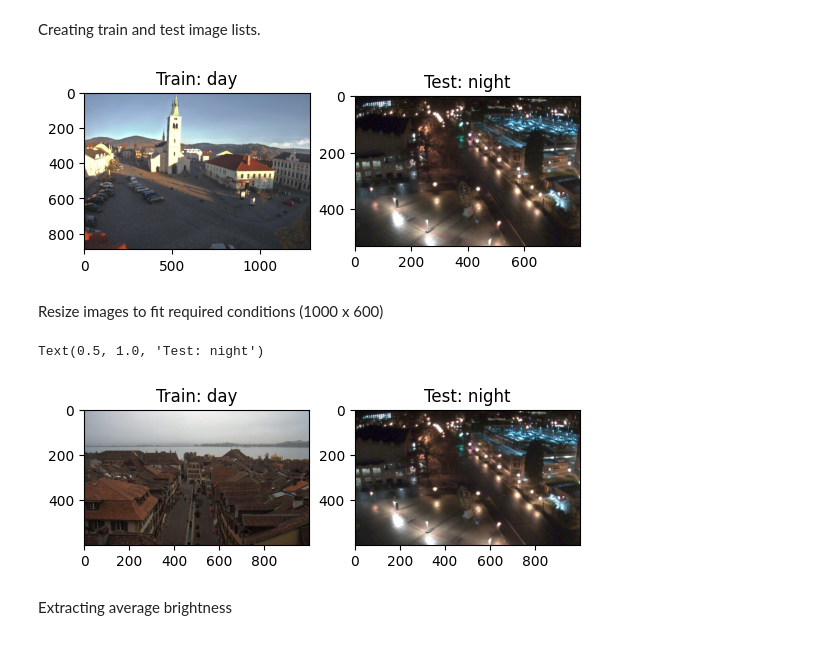
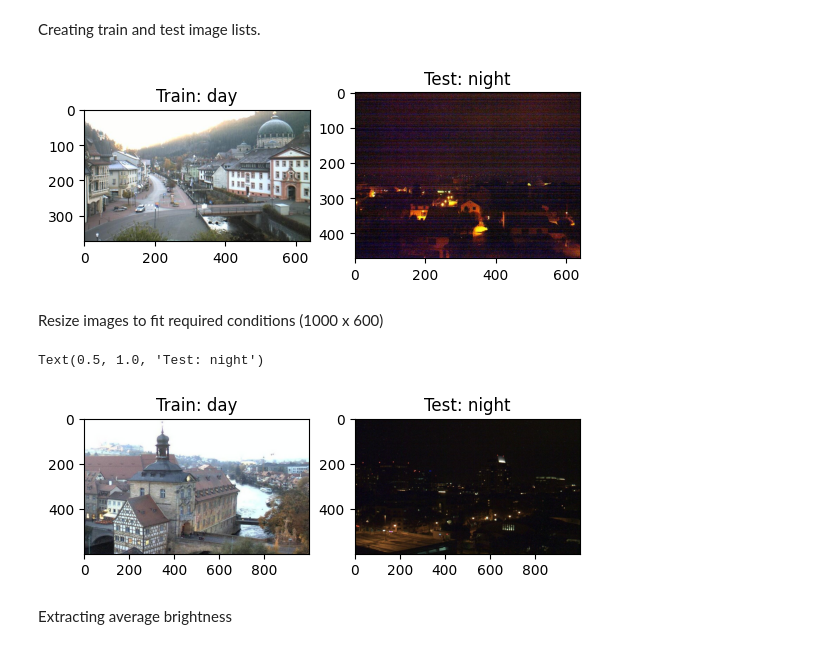
Before and after one commit to victorgso001/ds-challenge, a Jupyter notebook: challenge-3/scene-classificator.ipynb, the cells around one changed output. Saved outputs shown, nothing was run; the diff lists cells and outputs as text; code cells hidden in the pictures.

```diff
--- a/challenge-3/scene-classificator.ipynb
+++ b/challenge-3/scene-classificator.ipynb
@@ -41,7 +41,7 @@ def load_dataset(dataset_type):
 
 
     for scene_type in scene_types:
-        for image in glob.glob(os.path.join(root_folder, "training", scene_type, '*')):
+        for image in glob.glob(os.path.join(root_folder, dataset_type, scene_type, '*')):
             im = cv2.imread(image)
             im = cv2.cvtColor(im, cv2.COLOR_BGR2RGB)
 
@@ -57,14 +57,14 @@ test_dataset = load_dataset('test')
 # %%
 _, axis = plt.subplots(1, 2)
 axis[0].imshow(train_dataset[0][0])
 img_title = "Train: {}".format(train_dataset[0][1])
 axis[0].set_title(img_title)
-axis[1].imshow(test_dataset[200][0])
-img_title = "Test: {}".format(test_dataset[200][1])
+axis[1].imshow(test_dataset[150][0])
+img_title = "Test: {}".format(test_dataset[150][1])
 axis[1].set_title(img_title)
 plt.show()
 # %% [output]
-[figure, old version]
+[figure, new version]
 # %% [markdown]
 Resize images to fit required conditions (1000 x 600)
 # %%
@@ -81,14 +81,14 @@ resized_test_dataset = dataset_resize(test_dataset)
 # %%
 _, axis = plt.subplots(1, 2)
 axis[0].imshow(resized_train_dataset[2][0])
-img_title = "Train: {}".format(resized_train_dataset[2][1])
+img_title = f"Train: {resized_train_dataset[2][1]}"
 axis[0].set_title(img_title)
-axis[1].imshow(resized_test_dataset[200][0])
-img_title = "Test: {}".format(resized_test_dataset[200][1])
+axis[1].imshow(resized_test_dataset[120][0])
+img_title = f"Test: {resized_test_dataset[120][1]}"
 axis[1].set_title(img_title)
 # %% [output]
 Text(0.5, 1.0, 'Test: night')
-[figure, old version]
+[figure, new version]
 # %% [markdown]
 Extracting average brightness
 # %%
```
Also changed, not shown: parts of 17 cells of this notebook.
